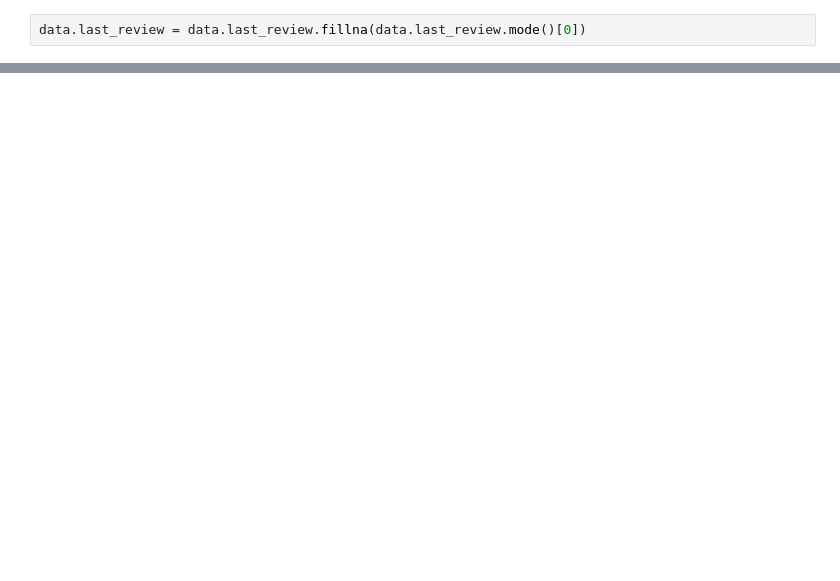
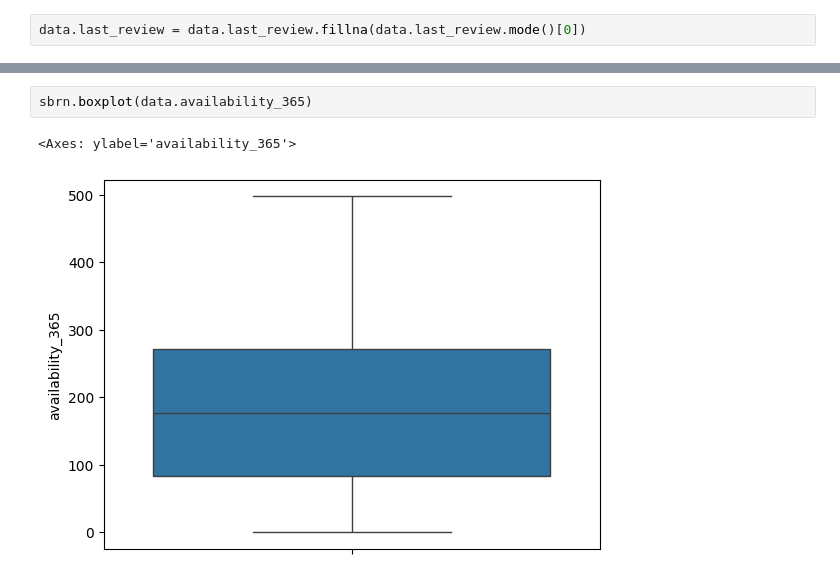
Before and after one commit to malik-tanveer/SMIT-Assigment, a Jupyter notebook: assigment_aibnb/assigment_airbnd_dataset.ipynb, the cells around one changed output, grey strips where cells are left out. Cells and saved outputs as stored; diff of their text form; blank space fills up the shorter version.

```diff
--- a/assigment_aibnb/assigment_airbnd_dataset.ipynb
+++ b/assigment_aibnb/assigment_airbnd_dataset.ipynb
@@ -162,0 +351,5 @@ dtype: int64
+# %%
+sbrn.boxplot(data.availability_365)
+# %% [output]
+<Axes: ylabel='availability_365'>
+[figure, added]
```
Also changed, not shown: parts of 49 cells of this notebook, 1 other file.
